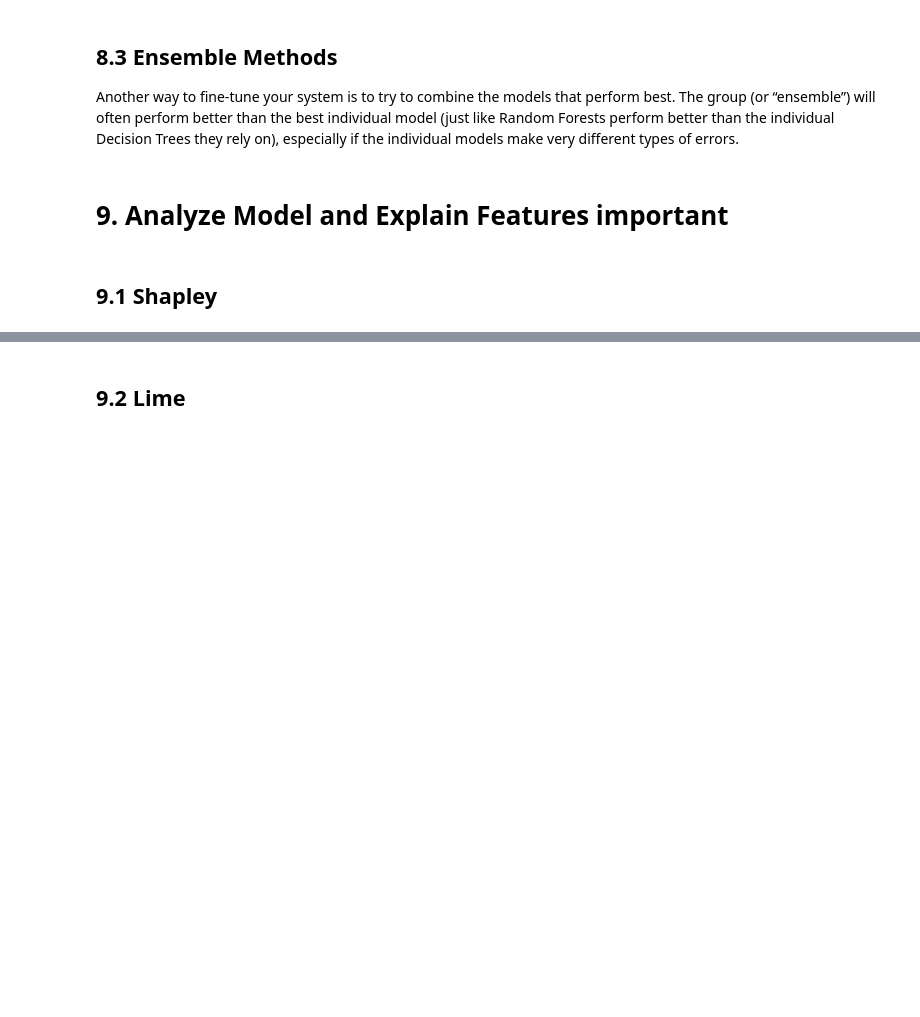
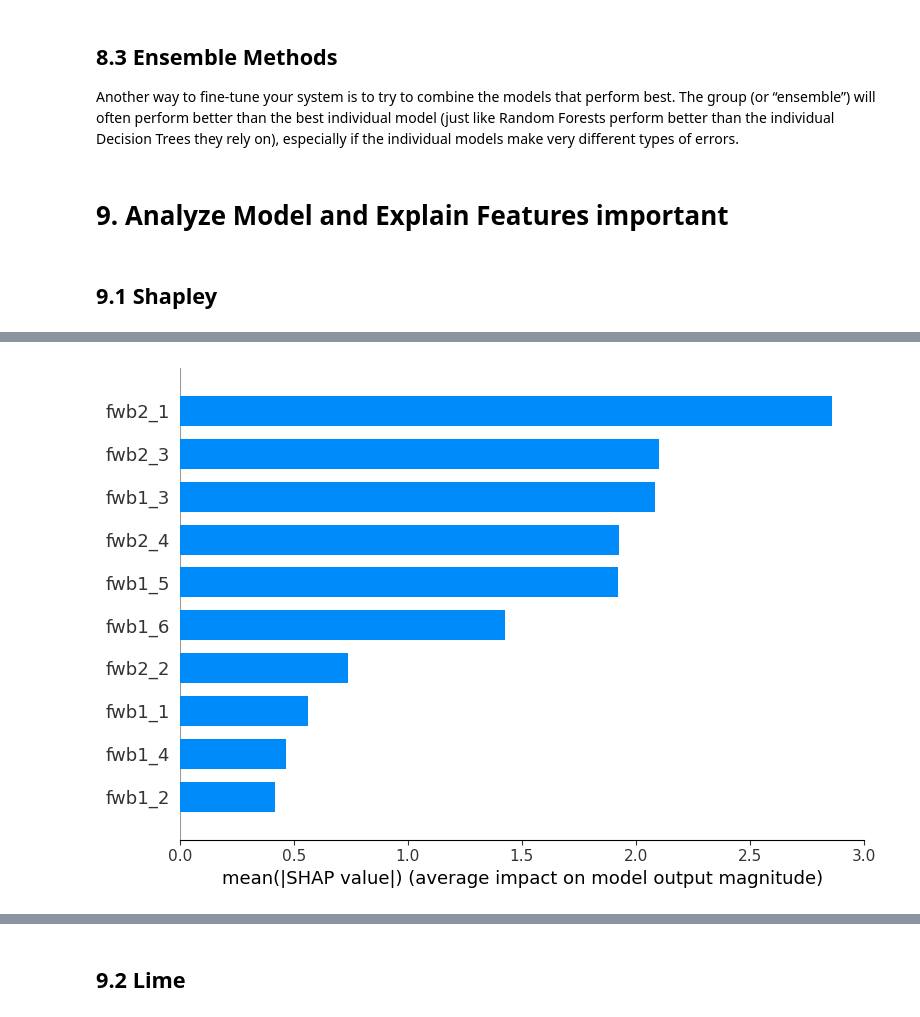
Before and after one commit to MarkPhamm/AI-Project, a Jupyter notebook: end-to-end.ipynb, the cells around one changed output, grey strips where cells are left out. Drawn from its saved outputs; the diff is of its cells as text; code cells hidden in the pictures; blank space fills up the shorter version.

```diff
--- a/end-to-end.ipynb
+++ b/end-to-end.ipynb
@@ -447,5 +448,5 @@ Another way to fine-tune your system is to try to combine the models that perfor
 # %%
 import shap
 # %%
-# explainer = shap.DeepExplainer(model, train.values)
-# shap_values = explainer.shap_values(test.values)
+explainer = shap.DeepExplainer(model, train.values)
+shap_values = explainer.shap_values(test.values)
@@ -451,0 +461,11 @@ import shap
+# %%
+# Compute the absolute mean SHAP values across all instances
+mean_abs_shap_values = np.mean(np.abs(shap_values), axis=0)
+
+# Reshape the mean absolute SHAP values to (1, num_features)
+mean_abs_shap_values_reshaped = mean_abs_shap_values.reshape(1, -1)
+
+# Plot the summary plot using the reshaped mean absolute SHAP values
+shap.summary_plot(mean_abs_shap_values_reshaped, plot_type="bar", feature_names=test.columns)
+# %% [output]
+[figure, added]
```
Also changed, not shown: parts of 21 cells of this notebook, 1 other file.
